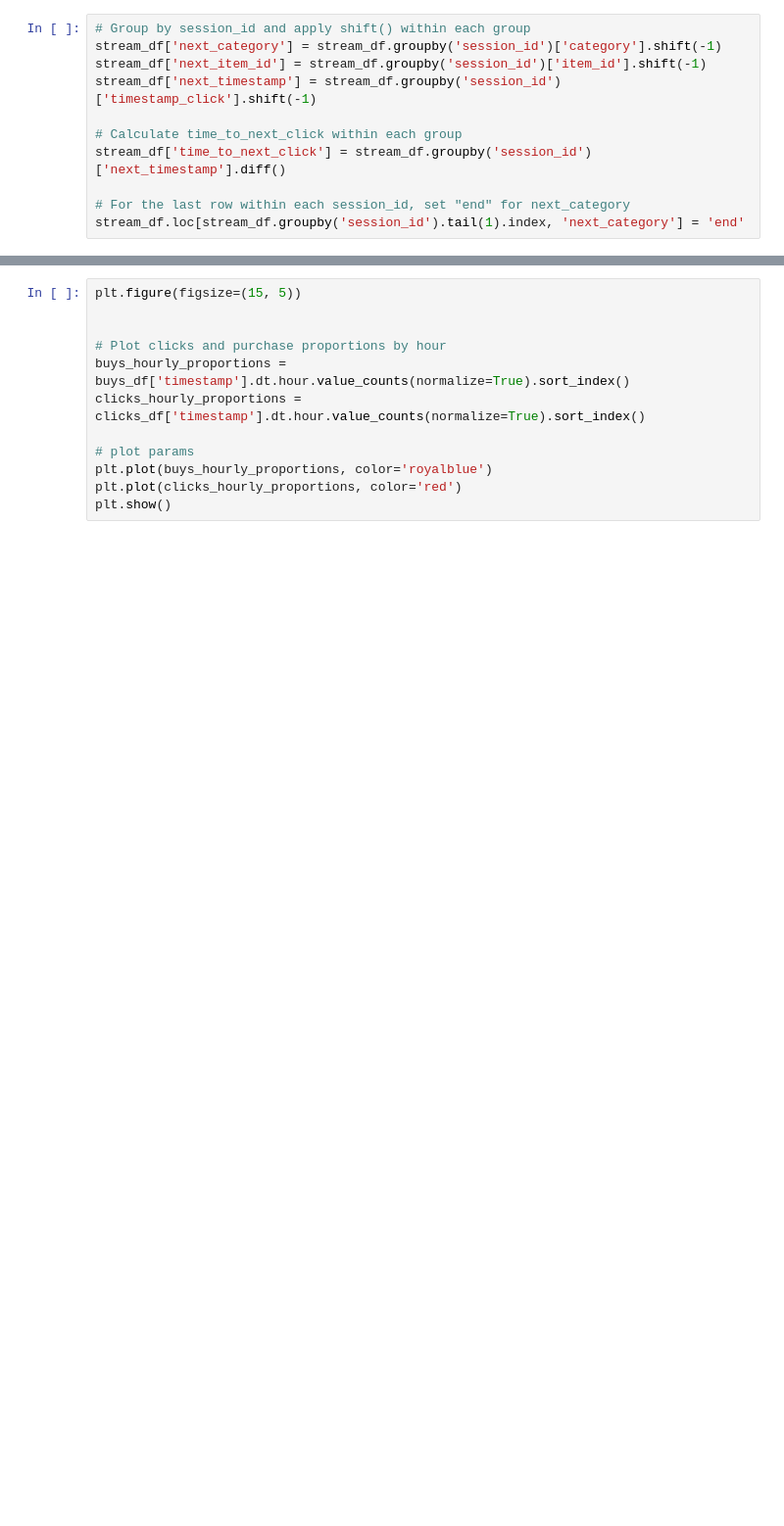
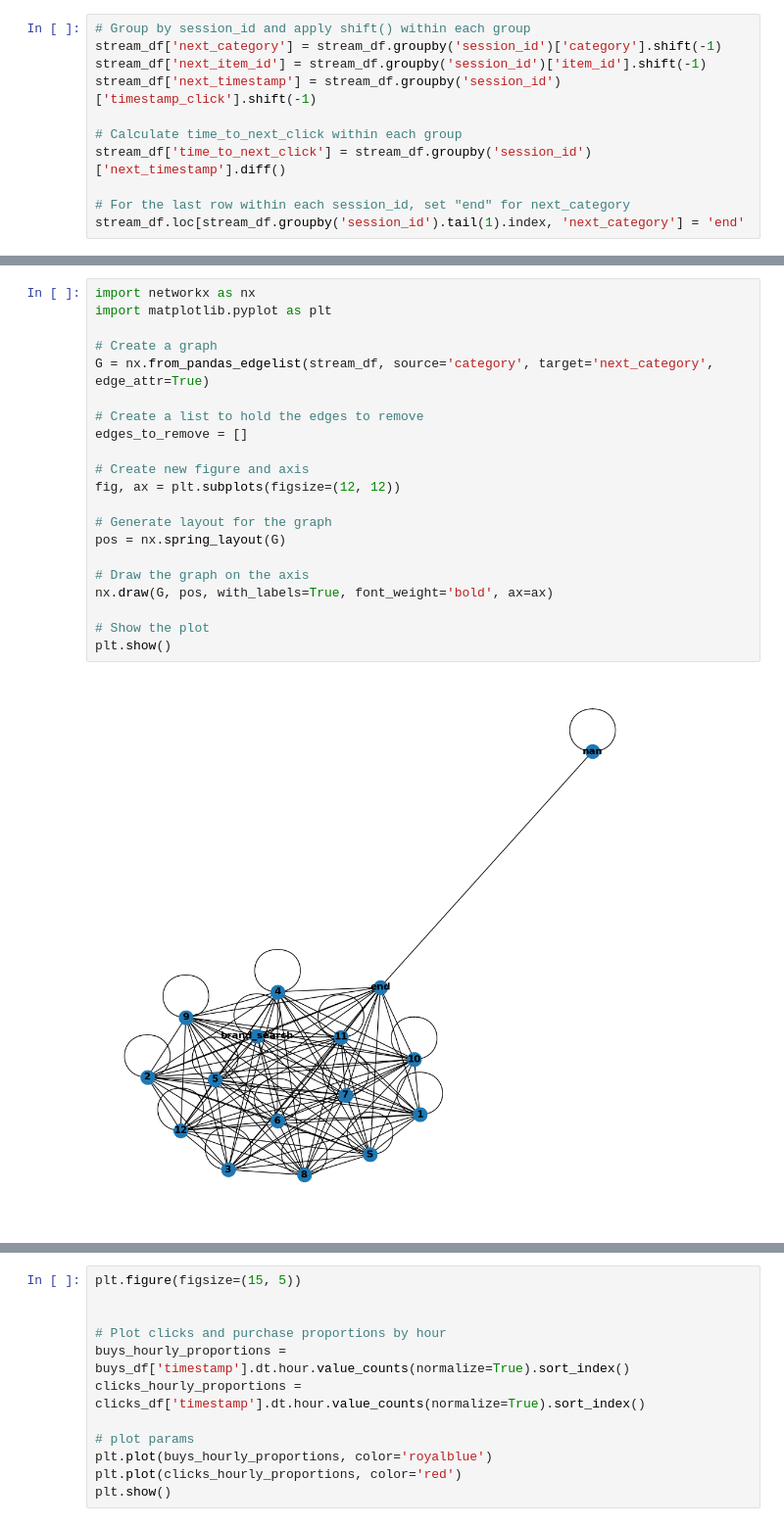
Before and after one commit to Bernardo-giff/imperial_digital_marketing, a Jupyter notebook: Prediction_algorithm.ipynb, the cells around one changed output, grey strips where cells are left out. Shown at 98% size. Saved outputs shown, nothing was run; the diff lists cells and outputs as text; blank space fills up the shorter version.

```diff
--- a/Prediction_algorithm.ipynb
+++ b/Prediction_algorithm.ipynb
@@ -186,0 +167,23 @@ stream_df[~stream_df['category'].isin([0,'0'])].head(50)
+# %%
+import networkx as nx
+import matplotlib.pyplot as plt
+
+# Create a graph
+G = nx.from_pandas_edgelist(stream_df, source='category', target='next_category', edge_attr=True)
+
+# Create a list to hold the edges to remove
+edges_to_remove = []
+
+# Create new figure and axis
+fig, ax = plt.subplots(figsize=(12, 12))
+
+# Generate layout for the graph
+pos = nx.spring_layout(G)
+
+# Draw the graph on the axis
+nx.draw(G, pos, with_labels=True, font_weight='bold', ax=ax)
+
+# Show the plot
+plt.show()
+# %% [output]
+[figure, added]
```
Also changed, not shown: parts of 7 cells of this notebook.
